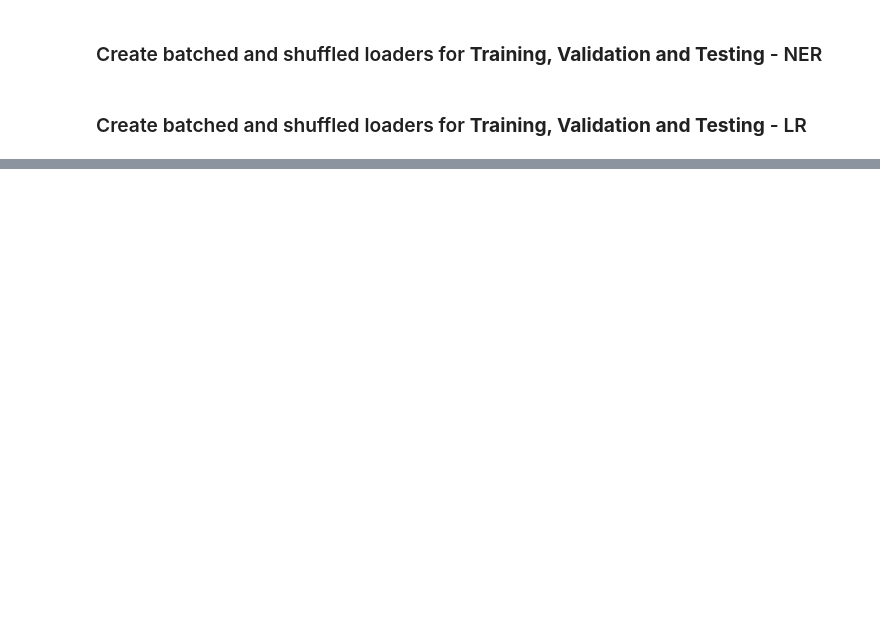
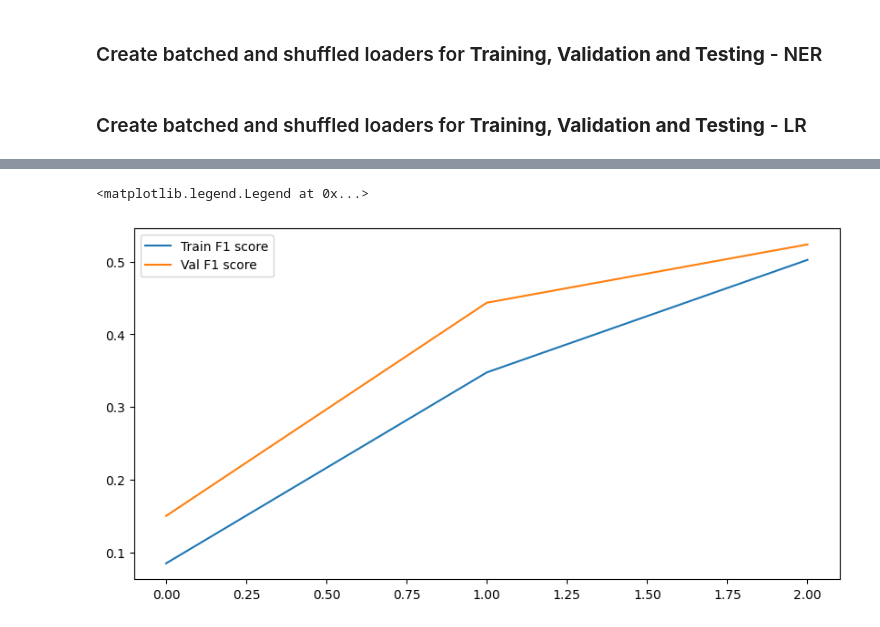
Before and after one commit to Jaskaran320/NLP-assignments, a Jupyter notebook: Assignment-2/Part2/LSTM.ipynb, the cells around one changed output, grey strips where cells are left out. Cells and saved outputs as stored; diff of their text form; code cells hidden in the pictures; blank space fills up the shorter version.

```diff
--- a/Assignment-2/Part2/LSTM.ipynb
+++ b/Assignment-2/Part2/LSTM.ipynb
@@ -625,0 +436,8 @@ Test accuracy: 0.9632465277777778 Test F1: 0.2976833335124903
+# %%
+plt.figure(figsize=(10, 5))
+plt.plot(train_f1_scores, label="Train F1 score")
+plt.plot(val_f1_scores, label="Val F1 score")
+plt.legend()
+# %% [output]
+<matplotlib.legend.Legend at 0x...>
+[figure, added]
```
Also changed, not shown: parts of 90 cells of this notebook, 14 other files.
